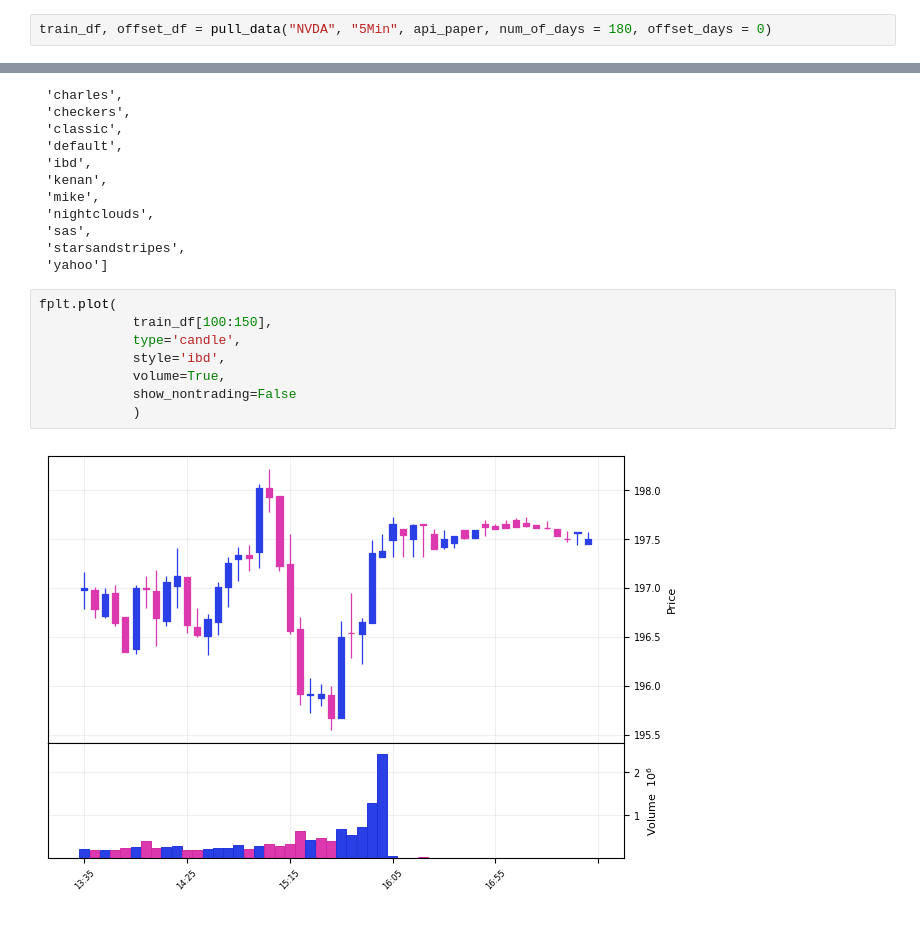
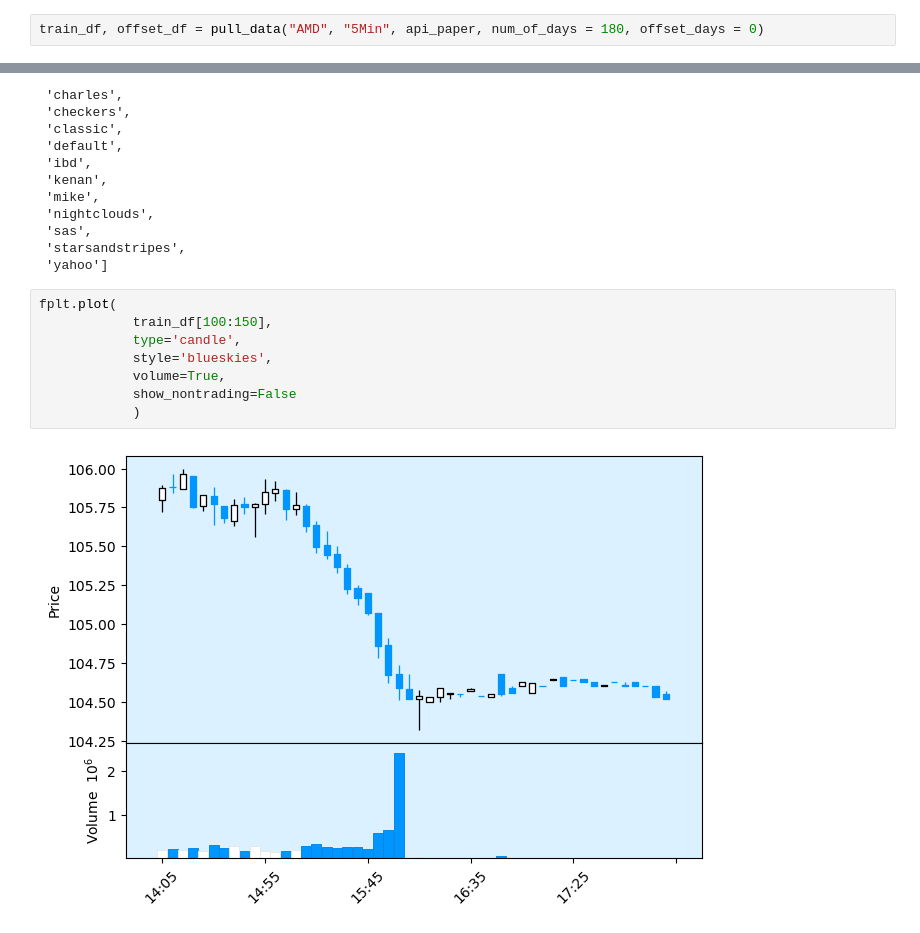
Before and after one commit to Cloblak/PredictionsFromCandleSticks, a Jupyter notebook: 00_datapreperations.ipynb, the cells around one changed output, grey strips where cells are left out. Saved outputs shown, nothing was run; the diff lists cells and outputs as text.

```diff
--- a/00_datapreperations.ipynb
+++ b/00_datapreperations.ipynb
@@ -75,7 +75,7 @@ def pull_data(ticker, interval, api = api_paper, num_of_days = 180, offset_days
 # %% [markdown]
 ### Importing raw data
 # %%
-train_df, offset_df = pull_data("NVDA", "5Min", api_paper, num_of_days = 180, offset_days = 0)
+train_df, offset_df = pull_data("AMD", "5Min", api_paper, num_of_days = 180, offset_days = 0)
 # %% [markdown]
 ### Building Data Plots
 # %%
@@ -115,11 +115,11 @@ fplt.available_styles()
 # %%
 fplt.plot(
             train_df[100:150],
             type='candle',
-            style='ibd',
+            style='blueskies',
             volume=True,
             show_nontrading=False
             )
 # %% [output]
-[figure, old version]
+[figure, new version]
 # %%
```
Also changed, not shown: parts of 6 cells of this notebook.
